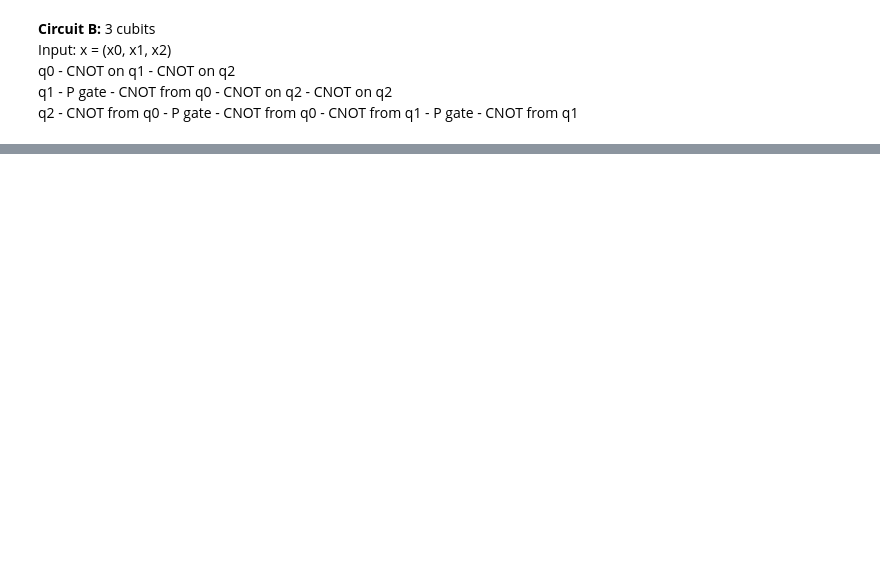
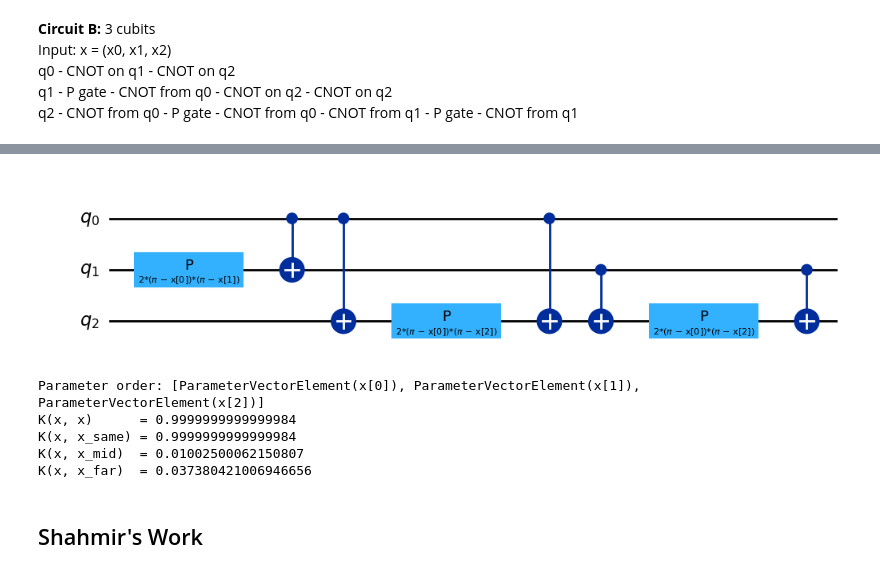
Before and after one commit to TartFroYo/Quantum-Computing, a Jupyter notebook: A-Brief-Intro-to-Quantum-Computing-with-Qiskit-En.ipynb, the cells around one changed output, grey strips where cells are left out. Saved outputs shown, nothing was run; the diff lists cells and outputs as text; code cells hidden in the pictures; blank space fills up the shorter version.

```diff
--- a/A-Brief-Intro-to-Quantum-Computing-with-Qiskit-En.ipynb
+++ b/A-Brief-Intro-to-Quantum-Computing-with-Qiskit-En.ipynb
@@ -759,9 +820,68 @@ q2 - CNOT from q0 - P gate - CNOT from q0 - CNOT from q1 - P gate - CNOT from q1
 # %%
-qc = QuantumCircuit(3)
-qc.cx(0,1)
-qc.cx(0,2)
+# Circuit B
+x = ParameterVector("x", 3)
 
-qc.
+qc2 = QuantumCircuit(3)
+
+# order does matter
+qc2.p(2.0 * (np.pi - x[0]) * (np.pi - x[1]), 1)
+qc2.cx(0,1)
+qc2.cx(0,2)
+qc2.p(2.0 * (np.pi - x[0]) * (np.pi - x[2]), 2)
+qc2.cx(0,2)
+qc2.cx(1,2)
+qc2.p(2.0 * (np.pi - x[0]) * (np.pi - x[2]), 2)
+qc2.cx(1,2)
+
+# qc.draw("text")
+qc2.draw("mpl")
+# %% [output]
+[figure, added]
+# %%
+# kernel test
+import numpy as np
+from qiskit.quantum_info import Statevector
+
+x      = np.array([0.1, 0.2, 0.3])
+x_same = np.array([0.1, 0.2, 0.3])
+x_mid  = np.array([0.6, 0.2, 0.9])
+x_far  = np.array([2.0, 2.1, 2.2])
+
+params = list(qc1.parameters)   # should be [x[0], x[1], x[2]] in some order
+print("Parameter order:", params)
+
+bind_x      = {params[0]: float(x[0]),      params[1]: float(x[1]),      params[2]: float(x[2])}
+bind_x_same = {params[0]: float(x_same[0]), params[1]: float(x_same[1]), params[2]: float(x_same[2])}
+bind_x_mid  = {params[0]: float(x_mid[0]),  params[1]: float(x_mid[1]),  params[2]: float(x_mid[2])}
+bind_x_far  = {params[0]: float(x_far[0]),  params[1]: float(x_far[1]),  params[2]: float(x_far[2])}
+
+qc_x      = qc1.assign_parameters(bind_x, inplace=False)
+qc_x_same = qc1.assign_parameters(bind_x_same, inplace=False)
+qc_x_mid  = qc1.assign_parameters(bind_x_mid, inplace=False)
+qc_x_far  = qc1.assign_parameters(bind_x_far, inplace=False)
+
+sv_x      = Statevector.from_instruction(qc_x)
+sv_x_same = Statevector.from_instruction(qc_x_same)
+sv_x_mid  = Statevector.from_instruction(qc_x_mid)
+sv_x_far  = Statevector.from_instruction(qc_x_far)
+
+K_x_x     = np.abs(np.vdot(sv_x.data, sv_x.data))**2
+K_x_same  = np.abs(np.vdot(sv_x.data, sv_x_same.data))**2
+K_x_mid   = np.abs(np.vdot(sv_x.data, sv_x_mid.data))**2
+K_x_far   = np.abs(np.vdot(sv_x.data, sv_x_far.data))**2
+
+print("K(x, x)      =", float(K_x_x)) # should be approx 1
+print("K(x, x_same) =", float(K_x_same))
+print("K(x, x_mid)  =", float(K_x_mid))
+print("K(x, x_far)  =", float(K_x_far)) # should be smaller than mid
+# %% [output]
+Parameter order: [ParameterVectorElement(x[0]), ParameterVectorElement(x[1]), ParameterVectorElement(x[2])]
+K(x, x)      = 0.9999999999999984
+K(x, x_same) = 0.9999999999999984
+K(x, x_mid)  = 0.01002500062150807
+K(x, x_far)  = 0.037380421006946656
+# %% [markdown]
+## Shahmir's Work
 # %%
 from qiskit import QuantumCircuit, transpile
 from qiskit_aer import AerSimulator
```
Also changed, not shown: parts of 7 cells of this notebook.
